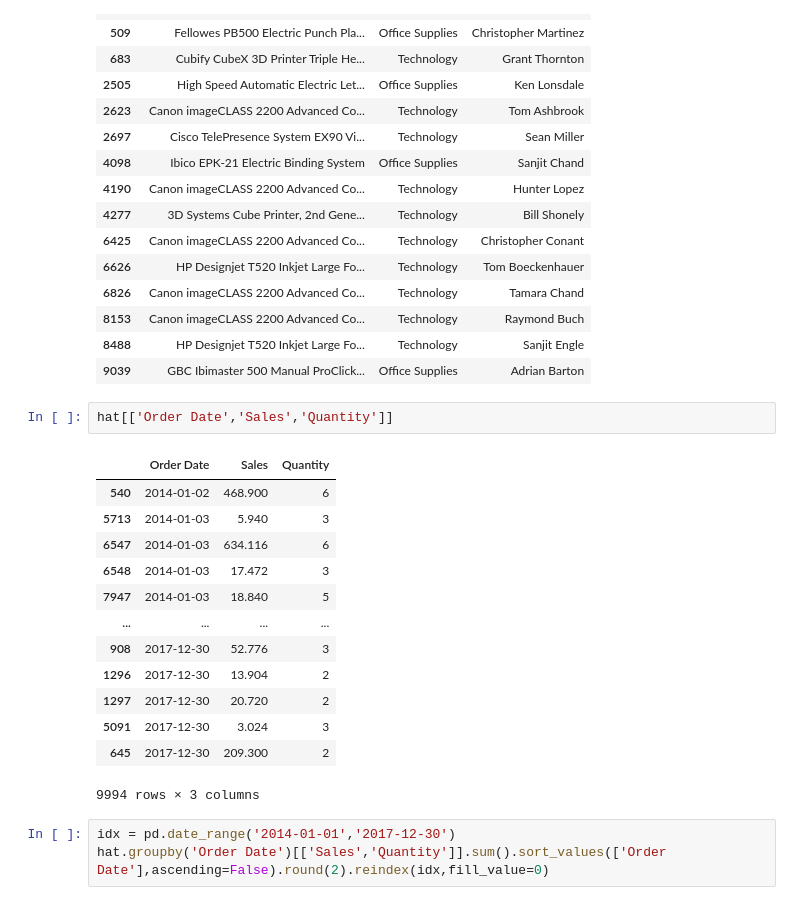
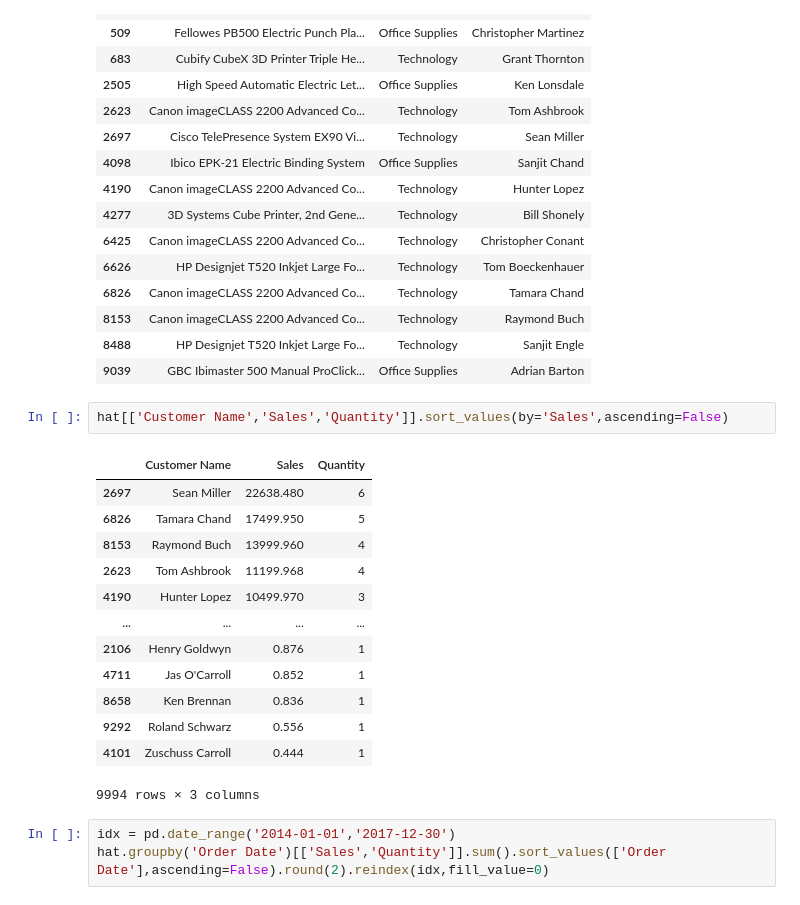
Before and after one commit to Hathan67/DataAnalysis, a Jupyter notebook: hat_pandasdataanalysis.ipynb, the cells around one changed output. Cells and saved outputs as stored; diff of their text form.

```diff
--- a/hat_pandasdataanalysis.ipynb
+++ b/hat_pandasdataanalysis.ipynb
@@ -100,22 +130,22 @@ hat[["Product Name","Category","Customer Name"]][hat["Sales"]>5500]
 | 8153 | Canon imageCLASS 2200 Advanced Co... | Technology | Raymond Buch |
 | 8488 | HP Designjet T520 Inkjet Large Fo... | Technology | Sanjit Engle |
 | 9039 | GBC Ibimaster 500 Manual ProClick... | Office Supplies | Adrian Barton |
-# %%
-hat[['Order Date','Sales','Quantity']]
-# %% [output]
-|  | Order Date | Sales | Quantity |
-| 540 | 2014-01-02 | 468.900 | 6 |
-| 5713 | 2014-01-03 | 5.940 | 3 |
-| 6547 | 2014-01-03 | 634.116 | 6 |
-| 6548 | 2014-01-03 | 17.472 | 3 |
-| 7947 | 2014-01-03 | 18.840 | 5 |
-| ... | ... | ... | ... |
-| 908 | 2017-12-30 | 52.776 | 3 |
-| 1296 | 2017-12-30 | 13.904 | 2 |
-| 1297 | 2017-12-30 | 20.720 | 2 |
-| 5091 | 2017-12-30 | 3.024 | 3 |
-| 645 | 2017-12-30 | 209.300 | 2 |
-9994 rows × 3 columns
+# %%
+hat[['Customer Name','Sales','Quantity']].sort_values(by='Sales',ascending=False)
+# %% [output]
+|  | Customer Name | Sales | Quantity |
+| 2697 | Sean Miller | 22638.480 | 6 |
+| 6826 | Tamara Chand | 17499.950 | 5 |
+| 8153 | Raymond Buch | 13999.960 | 4 |
+| 2623 | Tom Ashbrook | 11199.968 | 4 |
+| 4190 | Hunter Lopez | 10499.970 | 3 |
+| ... | ... | ... | ... |
+| 2106 | Henry Goldwyn | 0.876 | 1 |
+| 4711 | Jas O'Carroll | 0.852 | 1 |
+| 8658 | Ken Brennan | 0.836 | 1 |
+| 9292 | Roland Schwarz | 0.556 | 1 |
+| 4101 | Zuschuss Carroll | 0.444 | 1 |
+9994 rows × 3 columns
 # %%
 idx = pd.date_range('2014-01-01','2017-12-30')
 hat.groupby('Order Date')[['Sales','Quantity']].sum().sort_values(['Order Date'],ascending=False).round(2).reindex(idx,fill_value=0)
```
Also changed, not shown: parts of 9 cells of this notebook.
